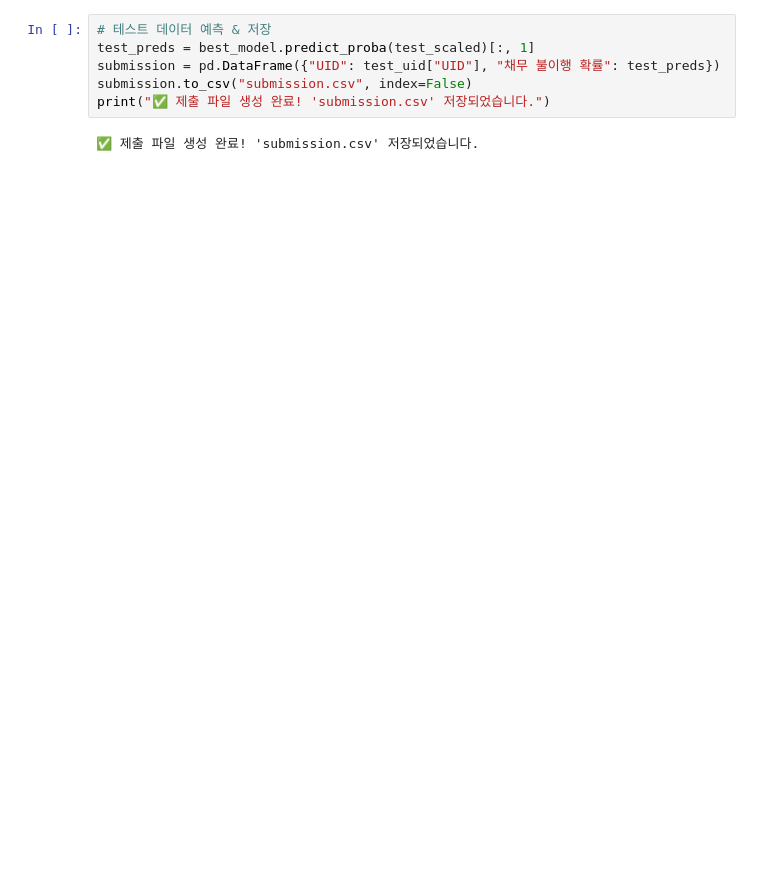
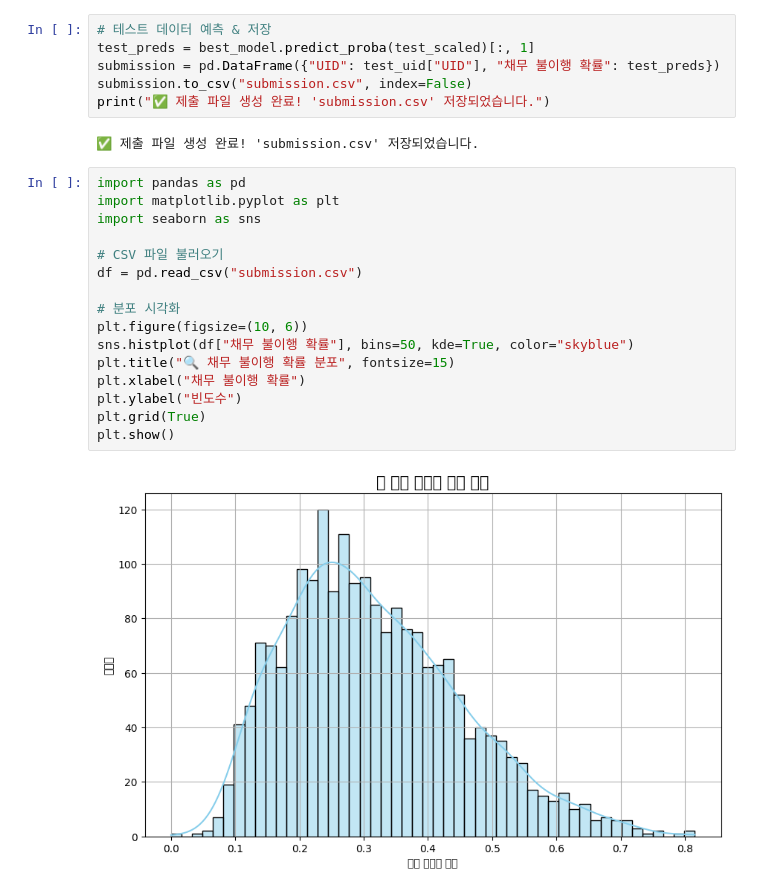
Before and after one commit to b00kkk/prediction_of_default, a Jupyter notebook: prediction_of_default.ipynb, the cells around one changed output. Cells and saved outputs as stored; diff of their text form; blank space fills up the shorter version.

```diff
--- a/prediction_of_default.ipynb
+++ b/prediction_of_default.ipynb
@@ -134,3 +211,21 @@ submission.to_csv("submission.csv", index=False)
 print("✅ 제출 파일 생성 완료! 'submission.csv' 저장되었습니다.")
 # %% [output]
 ✅ 제출 파일 생성 완료! 'submission.csv' 저장되었습니다.
+# %%
+import pandas as pd
+import matplotlib.pyplot as plt
+import seaborn as sns
+
+# CSV 파일 불러오기
+df = pd.read_csv("submission.csv")
+
+# 분포 시각화
+plt.figure(figsize=(10, 6))
+sns.histplot(df["채무 불이행 확률"], bins=50, kde=True, color="skyblue")
+plt.title("🔍 채무 불이행 확률 분포", fontsize=15)
+plt.xlabel("채무 불이행 확률")
+plt.ylabel("빈도수")
+plt.grid(True)
+plt.show()
+# %% [output]
+[figure, added]
```
Also changed, not shown: parts of 7 cells of this notebook.
